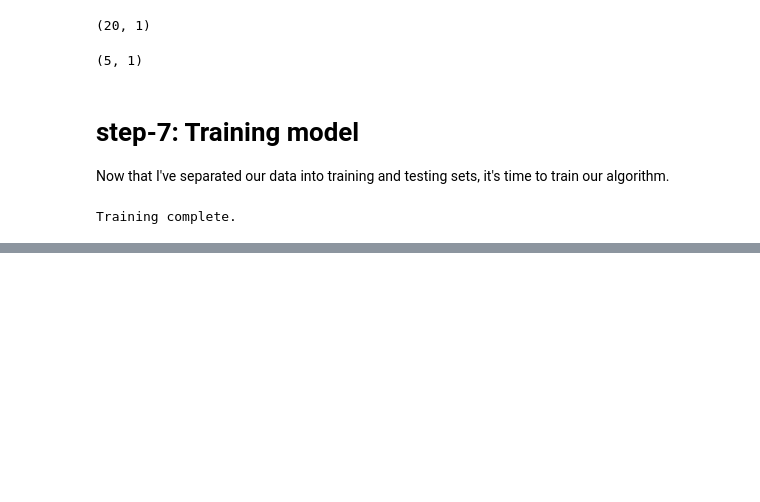
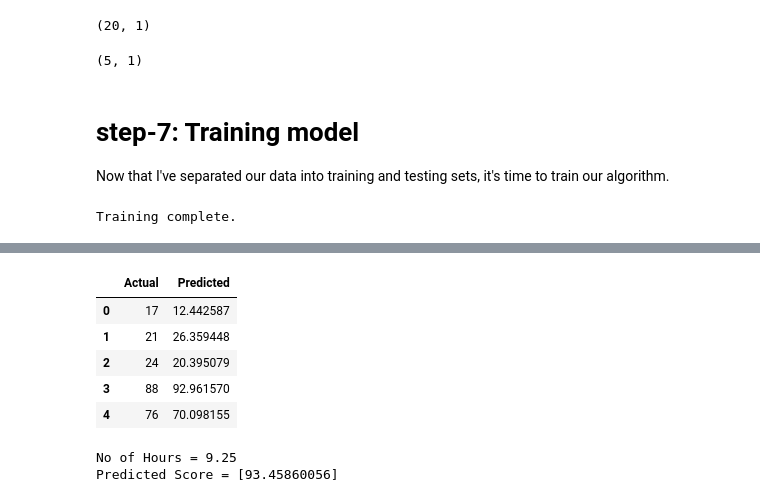
Before and after one commit to Rasel-25/ML, a Jupyter notebook: Classification/GRIP_Task/Study_Hours.ipynb, the cells around one changed output, grey strips where cells are left out. Cells and saved outputs as stored; diff of their text form; code cells hidden in the pictures; blank space fills up the shorter version.

```diff
--- a/Classification/GRIP_Task/Study_Hours.ipynb
+++ b/Classification/GRIP_Task/Study_Hours.ipynb
@@ -154,5 +193,5 @@ The next step is to divide the data into training and test sets now that we have
 # %%
 from sklearn.model_selection import train_test_split
 # %%
-X_train, X_test, Y_train, Y_test=train_test_split(feature,target,test_size=0.2,random_state=2)
+Xtrain, Xtest, Ytrain, Ytest=train_test_split(feature,target,test_size=0.2,random_state=2)
 # %%
@@ -170,7 +209,7 @@ Now that I've separated our data into training and testing sets, it's time to tr
 from sklearn.linear_model import LinearRegression
 regressor=LinearRegression()
 # %%
-regressor.fit(X_train,Y_train)
+regressor.fit(Xtrain,Ytrain)
 print("Training complete.")
 # %% [output]
 Training complete.
@@ -178,0 +275,20 @@ Training complete.
+# %%
+# Comparing Actual vs Predicted
+df = pd.DataFrame({'Actual': Actual, 'Predicted': Pred})
+df
+# %% [output]
+|  | Actual | Predicted |
+| 0 | 17 | 12.442587 |
+| 1 | 21 | 26.359448 |
+| 2 | 24 | 20.395079 |
+| 3 | 88 | 92.961570 |
+| 4 | 76 | 70.098155 |
+# %%
+# testing our own data
+hours = 9.25
+OWN_pred = regressor.predict([[hours]])
+print("No of Hours = {}".format(hours))
+print("Predicted Score = {}".format(OWN_pred[0]))
+# %% [output]
+No of Hours = 9.25
+Predicted Score = [93.45860056]
```
Also changed, not shown: parts of 18 cells of this notebook, 1 other file.
